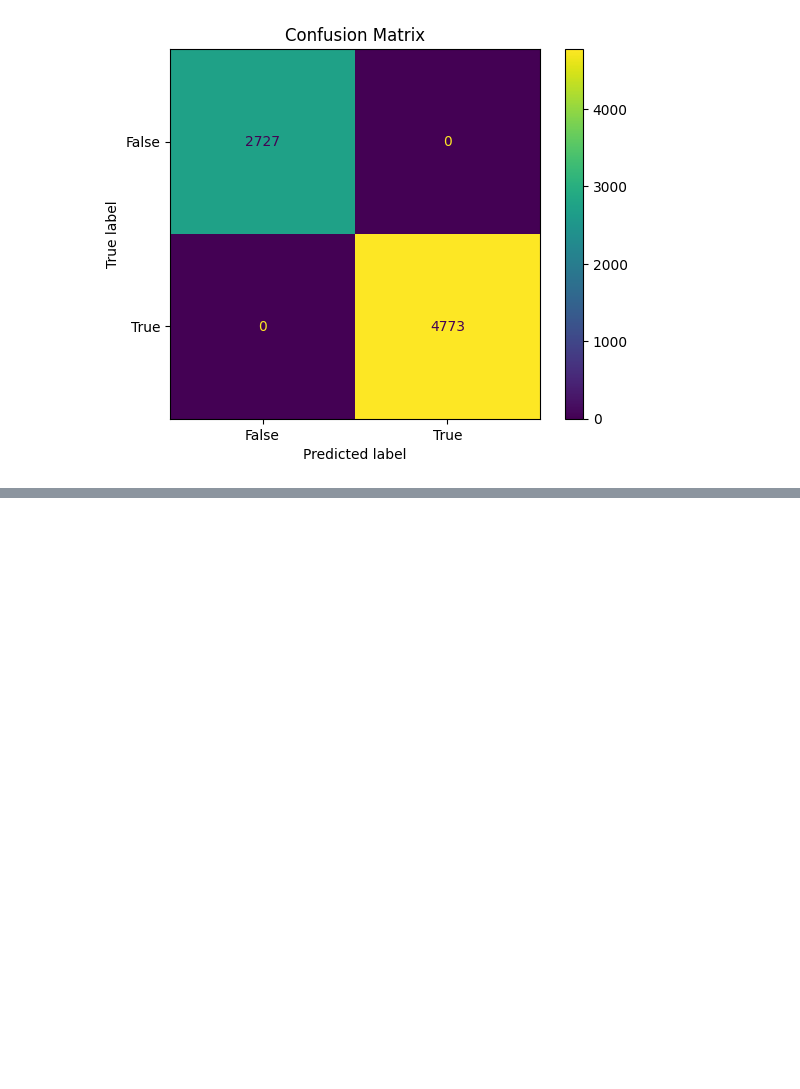
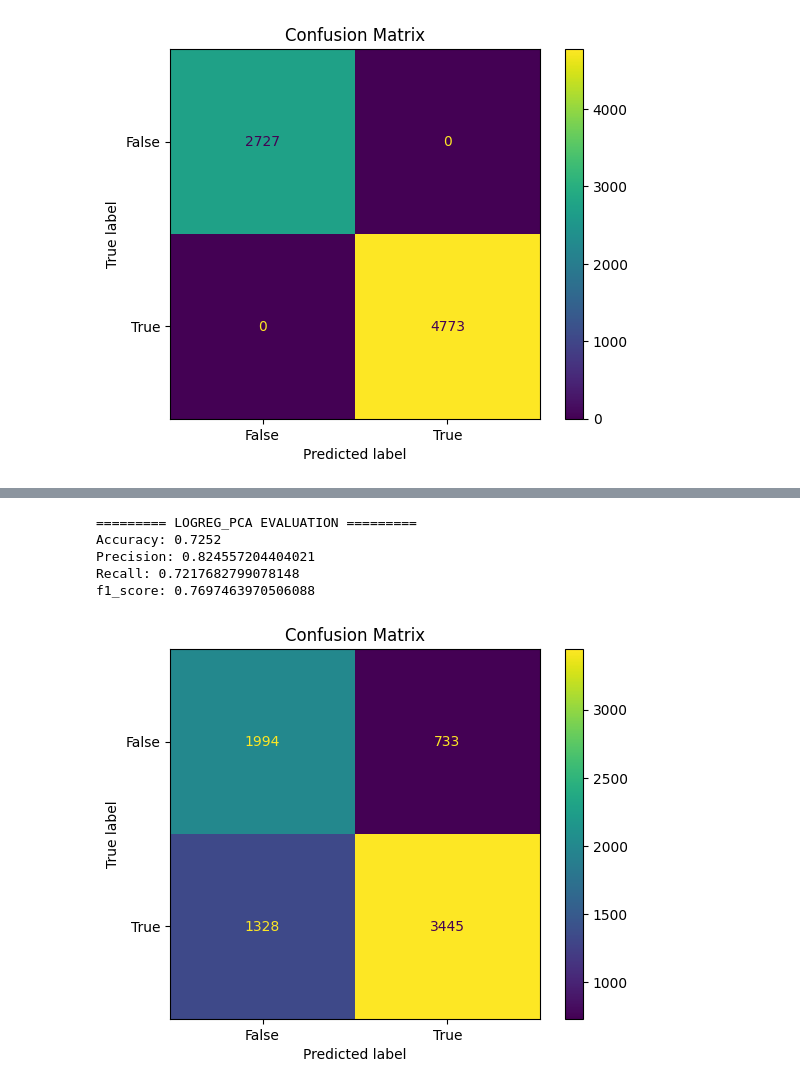
Before and after one commit to wilbertyg/monkey-pox-prediction, a Jupyter notebook: MonkeyPoxPrediction.ipynb, the cells around one changed output, grey strips where cells are left out. Cells and saved outputs as stored; diff of their text form; code cells hidden in the pictures; blank space fills up the shorter version.

```diff
--- a/MonkeyPoxPrediction.ipynb
+++ b/MonkeyPoxPrediction.ipynb
@@ -295,0 +304,12 @@ save_model(SVM_PCA, "SVM_PCA")
+# %%
+l1logreg_PCA = LogisticRegression(penalty='l1', solver='saga', C=1.0, max_iter=10000)
+l1logreg_PCA.fit(X_train_pca, y_train)
+pred = l1logreg_PCA.predict(X_test_pca)
+model_evaluation("LOGREG_PCA", y_test, pred)
+# %% [output]
+========= LOGREG_PCA EVALUATION =========
+Accuracy: 0.7252
+Precision: 0.824557204404021
+Recall: 0.7217682799078148
+f1_score: 0.7697463970506088
+[figure, added]
```
Also changed, not shown: parts of 11 cells of this notebook, 1 other file.
